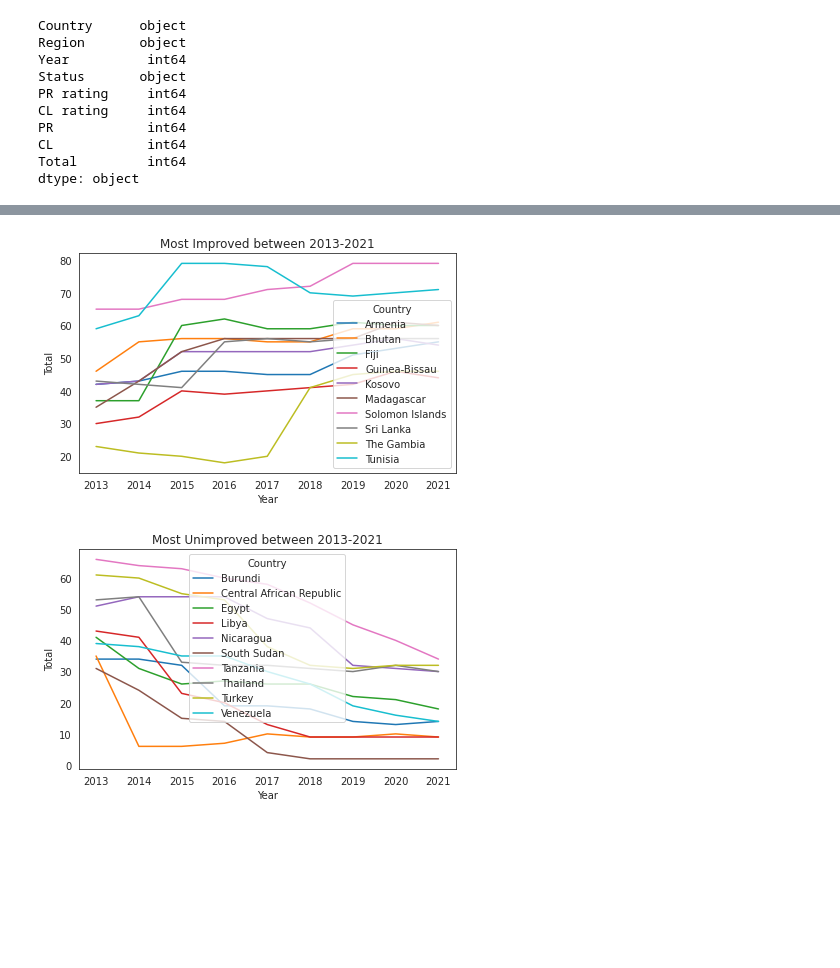
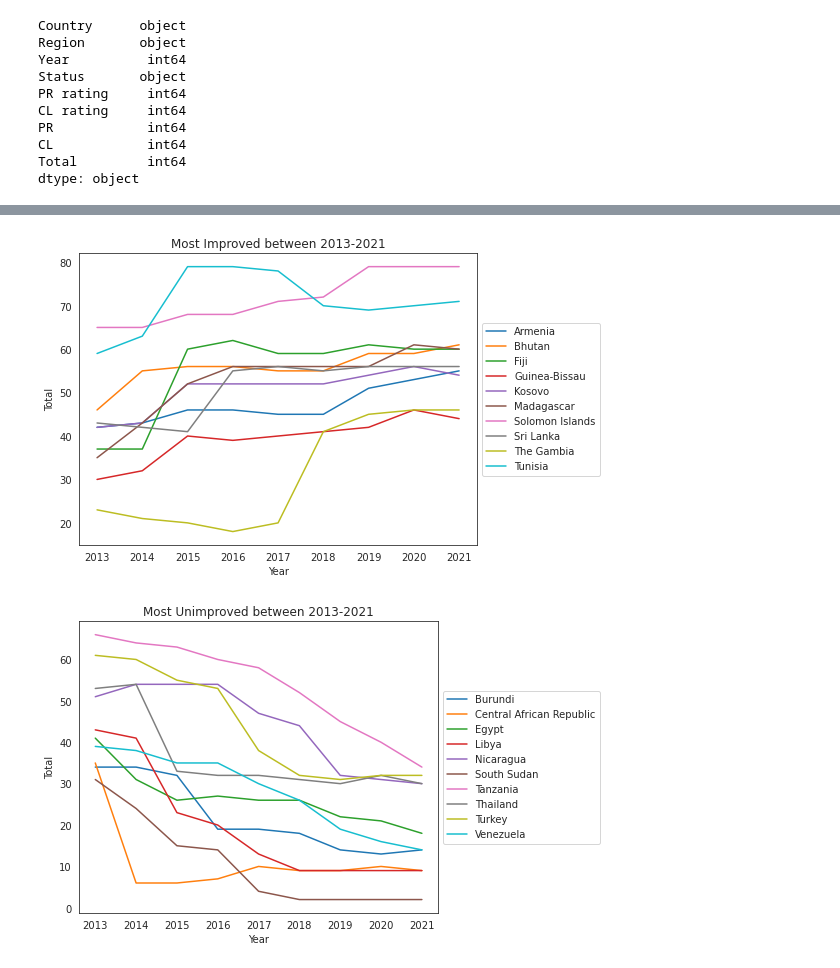
Before and after one commit to keithroger/notebooks, a Jupyter notebook: Freedom in the World 2013-2021/fitw.ipynb, the cells around one changed output, grey strips where cells are left out. Cells and saved outputs as stored; diff of their text form; code cells hidden in the pictures; blank space fills up the shorter version.

```diff
--- a/Freedom in the World 2013-2021/fitw.ipynb
+++ b/Freedom in the World 2013-2021/fitw.ipynb
@@ -115,29 +117,31 @@ plt.savefig('images/cl_vs_pr_jointplot.png')
 # %%
 # most improved
 changes = countries.pivot(index='Country', columns='Year', values='Total')
 changes.columns = changes.columns.map(str)
 changes['2013-2021 Change'] = changes['2021'] - changes['2013']
 changes = changes.sort_values(by='2013-2021 Change', ascending=False)
 improved_countries = changes.iloc[:10].index
 improved = countries[countries['Country'].isin(improved_countries)]
-plt.figure()
+plt.figure(figsize=(8, 5))
 g = sns.lineplot(x='Year', y='Total', data=improved, hue='Country')
 g.set_title('Most Improved between 2013-2021')
+g.legend(loc='center left', bbox_to_anchor=(1, 0.5))
 plt.tight_layout()
 plt.savefig('images/most_improved.png')
 # %% [output]
-[figure, old version]
+[figure, new version]
 # %%
 # most unimproved
 unimproved_countrys = changes.iloc[-10:].index
 unimproved = countries[countries['Country'].isin(unimproved_countrys)]
-plt.figure()
+plt.figure(figsize=(8, 5))
 g = sns.lineplot(x='Year', y='Total', data=unimproved, hue='Country')
 g.set_title('Most Unimproved between 2013-2021')
+g.legend(loc='center left', bbox_to_anchor=(1, 0.5))
 plt.tight_layout()
 plt.savefig('images/most_unimproved.png')
 # %% [output]
-[figure, old version]
+[figure, new version]
 # %%
 # most changed overall
 # make a column for every year and cumsum the differences across columns
```
Also changed, not shown: parts of 6 cells of this notebook, 8 other files.
